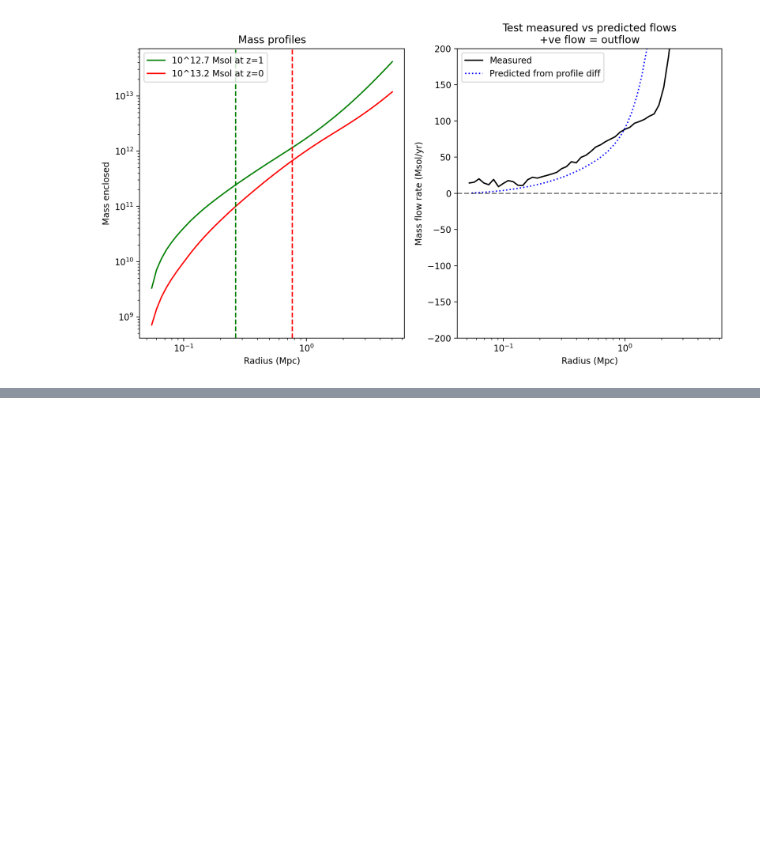
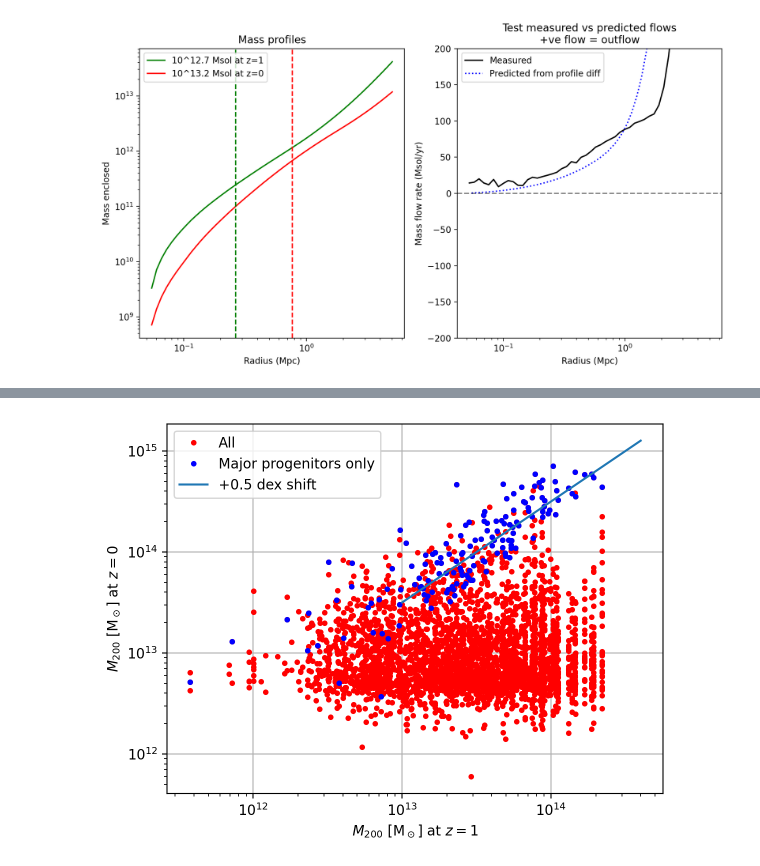
Before and after one commit to apontzen/flamingo_tangos_properties, a Jupyter notebook: flow_sanity_check.ipynb, the cells around one changed output, grey strips where cells are left out. Cells and saved outputs as stored; diff of their text form; code cells hidden in the pictures; blank space fills up the shorter version.

```diff
--- a/flow_sanity_check.ipynb
+++ b/flow_sanity_check.ipynb
@@ -147,0 +161,12 @@ make_sanity_check_plot('gas', m1=12.7, m2=13.2)
+# %%
+orig_mass, final_mass, is_mp = ts_end.calculate_all('earlier(7).M200m()','M200m()', 'earlier(7).later(7).dbid() == dbid()')
+# %%
+p.loglog(orig_mass, final_mass, 'r.')
+p.loglog(orig_mass[is_mp], final_mass[is_mp], 'b.')
+p.plot([1e13,4e14],[10**0.5*1e13,10**0.5*4e14])
+p.legend(['All', 'Major progenitors only', '+0.5 dex shift'])
+p.xlabel(r"$M_{200}$ [M$_\odot$] at $z=1$")
+p.ylabel(r"$M_{200}$ [M$_\odot$] at $z=0$")
+p.grid()
+# %% [output]
+[figure, added]
```
Also changed, not shown: parts of 6 cells of this notebook.
